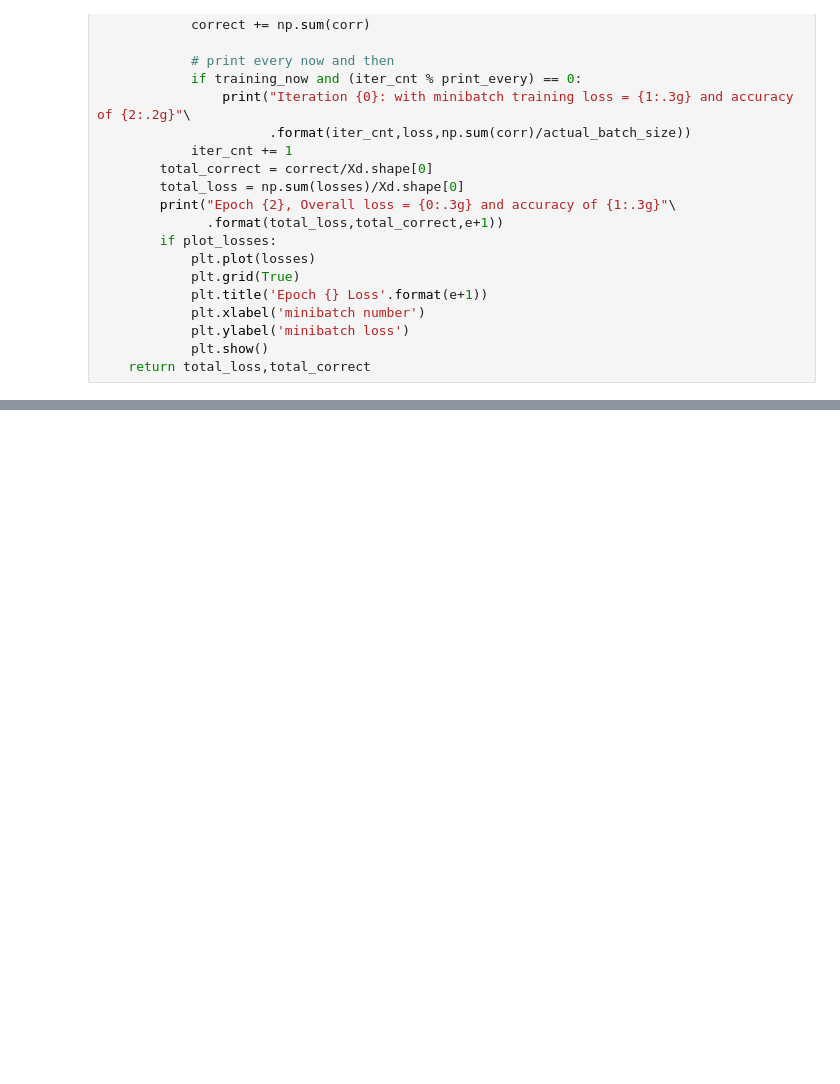
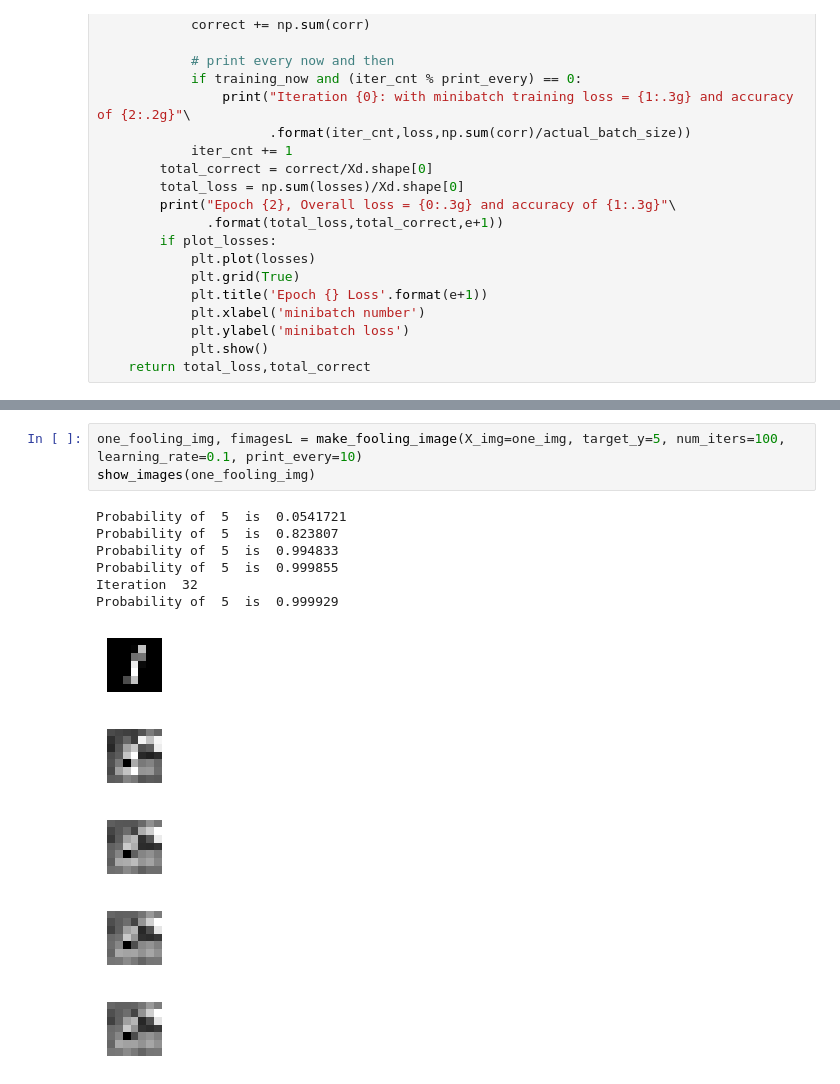
Before and after one commit to afcarl/randomfun, a Jupyter notebook: MNIST/DigitTransform.ipynb, the cells around one changed output, grey strips where cells are left out. Cells and saved outputs as stored; diff of their text form; blank space fills up the shorter version.

```diff
--- a/MNIST/DigitTransform.ipynb
+++ b/MNIST/DigitTransform.ipynb
@@ -226,0 +267,15 @@ Probability of  2  is  0.99999
+# %%
+one_fooling_img, fimagesL = make_fooling_image(X_img=one_img, target_y=5, num_iters=100, learning_rate=0.1, print_every=10)
+show_images(one_fooling_img)
+# %% [output]
+Probability of  5  is  0.0541721
+Probability of  5  is  0.823807
+Probability of  5  is  0.994833
+Probability of  5  is  0.999855
+Iteration  32
+Probability of  5  is  0.999929
+[figure, added]
+[figure, added]
+[figure, added]
+[figure, added]
+[figure, added]
```
Also changed, not shown: parts of 12 cells of this notebook.
